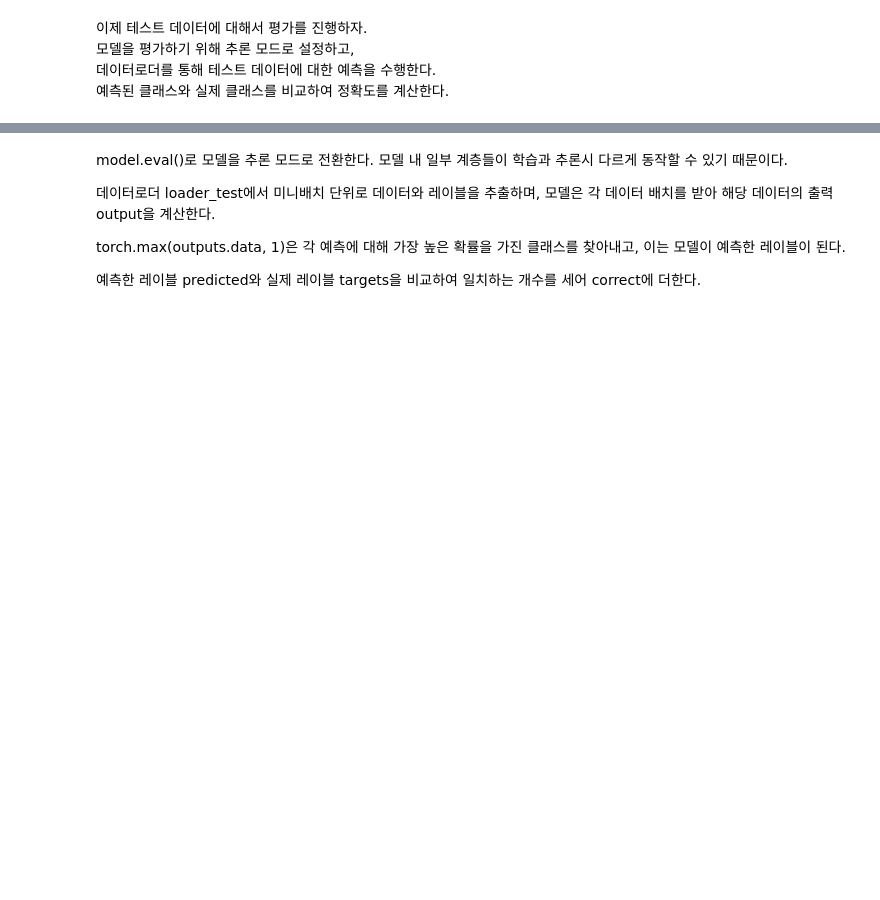
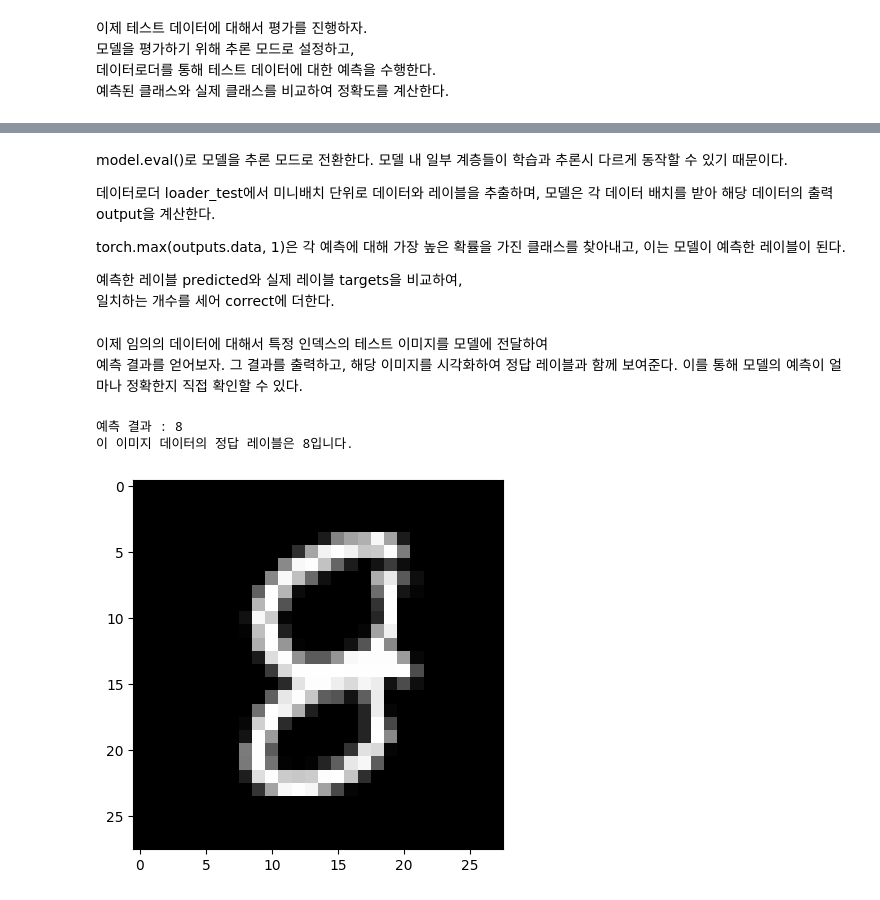
Before and after one commit to tryfasting/deeplearning-pytorch-textbook, a Jupyter notebook: 06-06 다층 퍼셉트론으로 MNIST 분류하기.ipynb, the cells around one changed output, grey strips where cells are left out. Drawn from its saved outputs; the diff is of its cells as text; code cells hidden in the pictures; blank space fills up the shorter version.

```diff
--- a/06-06 다층 퍼셉트론으로 MNIST 분류하기.ipynb
+++ b/06-06 다층 퍼셉트론으로 MNIST 분류하기.ipynb
@@ -208,4 +208,26 @@ model.eval()로 모델을 추론 모드로 전환한다. 모델 내 일부 계
 
 torch.max(outputs.data, 1)은 각 예측에 대해 가장 높은 확률을 가진 클래스를 찾아내고, 이는 모델이 예측한 레이블이 된다.
 
-예측한 레이블 predicted와 실제 레이블 targets을 비교하여 일치하는 개수를 세어 correct에 더한다.
+예측한 레이블 predicted와 실제 레이블 targets을 비교하여,
+일치하는 개수를 세어 correct에 더한다.
+# %% [markdown]
+이제 임의의 데이터에 대해서 특정 인덱스의 테스트 이미지를 모델에 전달하여
+예측 결과를 얻어보자. 그 결과를 출력하고, 해당 이미지를 시각화하여 정답 레이블과 함께 보여준다. 이를 통해 모델의 예측이 얼마나 정확한지 직접 확인할 수 있다.
+# %%
+index = 2050
+
+model.eval() # 신경망을 추론 모드로 전환
+data = X_test[index]
+output = model(data) # 데이터를 입력하고 출력을 계산
+
+_, predicted = torch.max(output.data, 0) # 확률이 가장 높은 레이블이 무엇인지 계산
+
+print(f"예측 결과 : {predicted}")
+
+X_test_show = (X_test[index]).numpy()
+plt.imshow(X_test_show.reshape(28,28), cmap='gray')
+print(f"이 이미지 데이터의 정답 레이블은 {y_test[index]}입니다.")
+# %% [output]
+예측 결과 : 8
+이 이미지 데이터의 정답 레이블은 8입니다.
+[figure, added]
```
Also changed, not shown: parts of 2 cells of this notebook.
